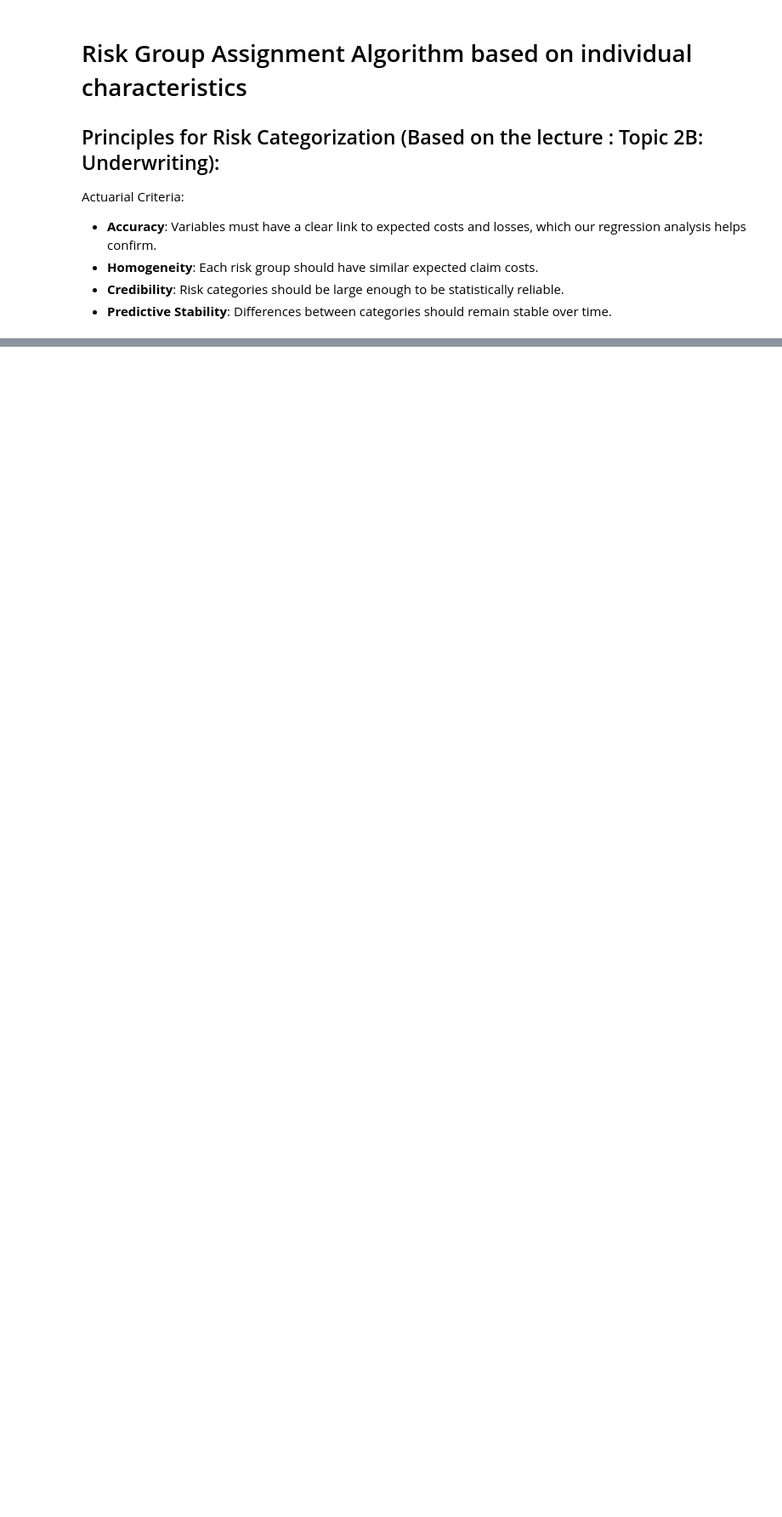
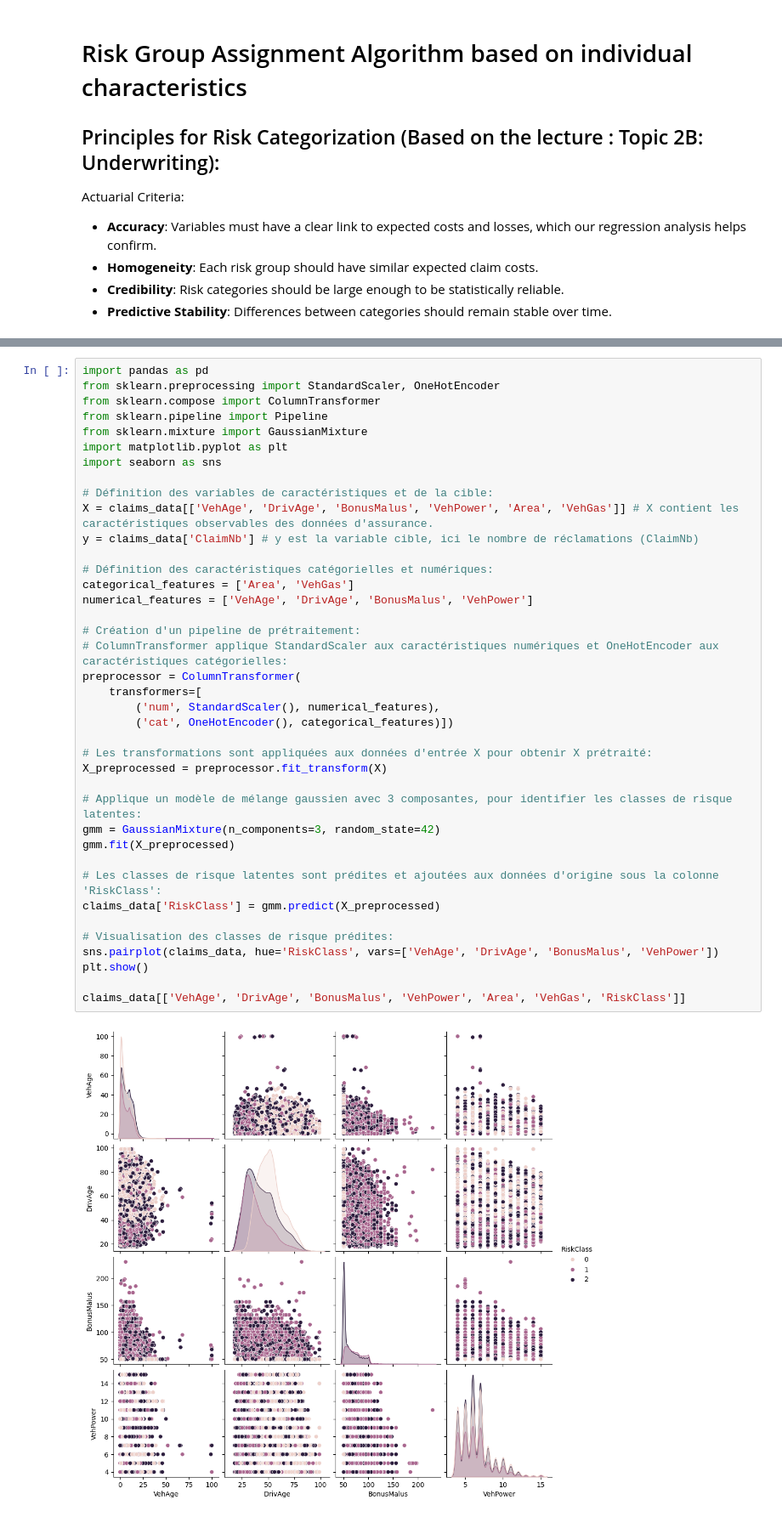
Before and after one commit to ThomasDeConinck/Assurance-Code-Python, a Jupyter notebook: assurances Code Python Case.ipynb, the cells around one changed output, grey strips where cells are left out. Shown at 85% size. Saved outputs shown, nothing was run; the diff lists cells and outputs as text; blank space fills up the shorter version.

```diff
--- a/assurances Code Python Case.ipynb
+++ b/assurances Code Python Case.ipynb
@@ -703,0 +703,41 @@ new_applicant[['VehAge', 'DrivAge', 'BonusMalus', 'RiskGroup']]
+# %%
+import pandas as pd
+from sklearn.preprocessing import StandardScaler, OneHotEncoder
+from sklearn.compose import ColumnTransformer
+from sklearn.pipeline import Pipeline
+from sklearn.mixture import GaussianMixture
+import matplotlib.pyplot as plt
+import seaborn as sns
+
+# Définition des variables de caractéristiques et de la cible:
+X = claims_data[['VehAge', 'DrivAge', 'BonusMalus', 'VehPower', 'Area', 'VehGas']] # X contient les caractéristiques observables des données d'assurance.
+y = claims_data['ClaimNb'] # y est la variable cible, ici le nombre de réclamations (ClaimNb)
+
+# Définition des caractéristiques catégorielles et numériques:
+categorical_features = ['Area', 'VehGas']
+numerical_features = ['VehAge', 'DrivAge', 'BonusMalus', 'VehPower']
+
+# Création d'un pipeline de prétraitement:
+# ColumnTransformer applique StandardScaler aux caractéristiques numériques et OneHotEncoder aux caractéristiques catégorielles:
+preprocessor = ColumnTransformer(
+    transformers=[
+        ('num', StandardScaler(), numerical_features),
+        ('cat', OneHotEncoder(), categorical_features)])
+
+# Les transformations sont appliquées aux données d'entrée X pour obtenir X prétraité:
+X_preprocessed = preprocessor.fit_transform(X)
+
+# Applique un modèle de mélange gaussien avec 3 composantes, pour identifier les classes de risque latentes:
+gmm = GaussianMixture(n_components=3, random_state=42)
+gmm.fit(X_preprocessed)
+
+# Les classes de risque latentes sont prédites et ajoutées aux données d'origine sous la colonne 'RiskClass':
+claims_data['RiskClass'] = gmm.predict(X_preprocessed)
+
+# Visualisation des classes de risque prédites:
+sns.pairplot(claims_data, hue='RiskClass', vars=['VehAge', 'DrivAge', 'BonusMalus', 'VehPower'])
+plt.show()
+
+claims_data[['VehAge', 'DrivAge', 'BonusMalus', 'VehPower', 'Area', 'VehGas', 'RiskClass']]
+# %% [output]
+[figure, added]
```
Also changed, not shown: parts of 9 cells of this notebook.
